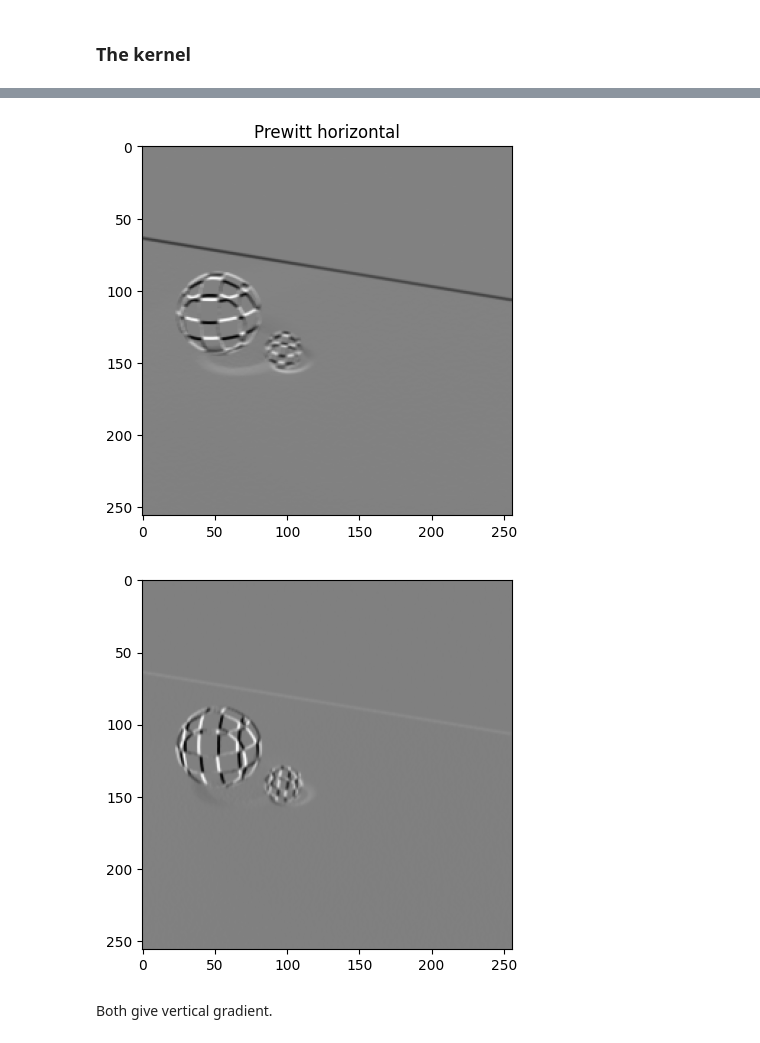
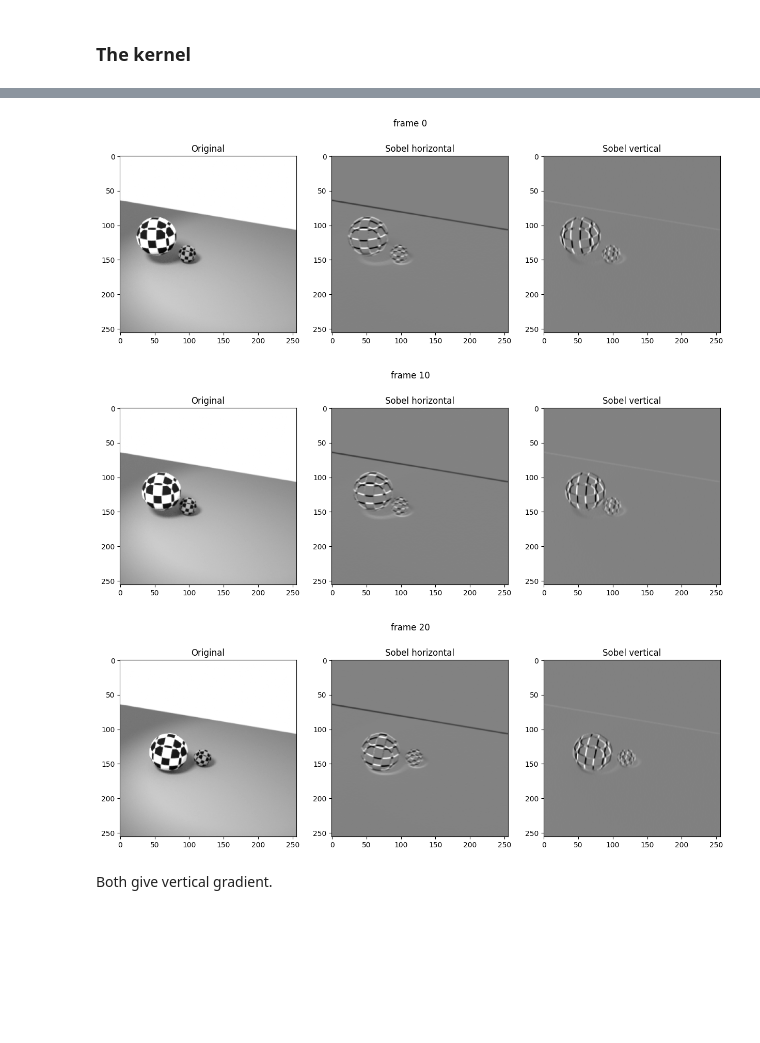
Before and after one commit to Larsen00/Mathematical-Modeling-2024, a Jupyter notebook: Project 1/filter.ipynb, the cells around one changed output, grey strips where cells are left out. Saved outputs shown, nothing was run; the diff lists cells and outputs as text; code cells hidden in the pictures; blank space fills up the shorter version.

```diff
--- a/Project 1/filter.ipynb
+++ b/Project 1/filter.ipynb
@@ -83,11 +90,11 @@ indexes = [0, 10, 20]
 for i in indexes:
     fig, ax = plt.subplots(1, 3, figsize=(15, 5))
     plt.title('frame {}'.format(i))
-    ax[0].imshow(V[:, :, i], cmap='gray')
+    ax[0].imshow(ims[i], cmap='gray')
     ax[0].set_title('Original')
-    ax[1].imshow(scipy.ndimage.prewitt(ims[0], axis=0), cmap='gray')
+    ax[1].imshow(scipy.ndimage.prewitt(ims[i], axis=0), cmap='gray')
     ax[1].set_title('Prewitt horizontal')
-    ax[2].imshow(Vt[:, :, i], cmap='gray')
-    ax[2].set_title('Vt')
+    ax[2].imshow(scipy.ndimage.prewitt(ims[i], axis=1), cmap='gray')
+    ax[2].set_title('Prewitt vertical')
     fig.suptitle('frame {}'.format(i))
     plt.show()
@@ -94,13 +105,25 @@ for i in indexes:
 # %%
 # default is axis=-1 meaning the last axis
-fig, ax = plt.subplots(1, 3, figsize=(15, 5))
-ax[0].imshow(im, cmap='gray')
-prewitt_h_im = scipy.ndimage.prewitt(ims[0], axis=0)
-plt.imshow(prewitt_h_im, cmap='gray')
-plt.title('Prewitt horizontal')
-plt.show()
+
+# Select some images
+indexes = [0, 10, 20]
+
+# Show gradient images
+for i in indexes:
+    fig, ax = plt.subplots(1, 3, figsize=(15, 5))
+    plt.title('frame {}'.format(i))
+    ax[0].imshow(ims[i], cmap='gray')
+    ax[0].set_title('Original')
+    ax[1].imshow(scipy.ndimage.sobel(ims[i], axis=0), cmap='gray')
+    ax[1].set_title('Sobel horizontal')
+    ax[2].imshow(scipy.ndimage.sobel(ims[i], axis=1), cmap='gray')
+    ax[2].set_title('Sobel vertical')
+    fig.suptitle('frame {}'.format(i))
+    plt.show()
 # %% [output]
-[figure, old version]
+[figure, new version]
+[figure, added]
+[figure, added]
 # %%
 # Not sure actually...
 sobel_h_kernel = np.array([
@@ -113,13 +136,6 @@ sobel_v_kernel = np.array([
     [0, 0, 0],
     [1, 2, 1]
 ])
-# %%
-sobel_im = scipy.ndimage.sobel(ims[0])
-plt.imshow(sobel_im, cmap='gray')
-plt.title('Sobel')
-plt.show()
-# %% [output]
-[figure, removed]
 # %% [markdown]
 Both give vertical gradient.
 # %%
```
Also changed, not shown: parts of 2 cells of this notebook.
